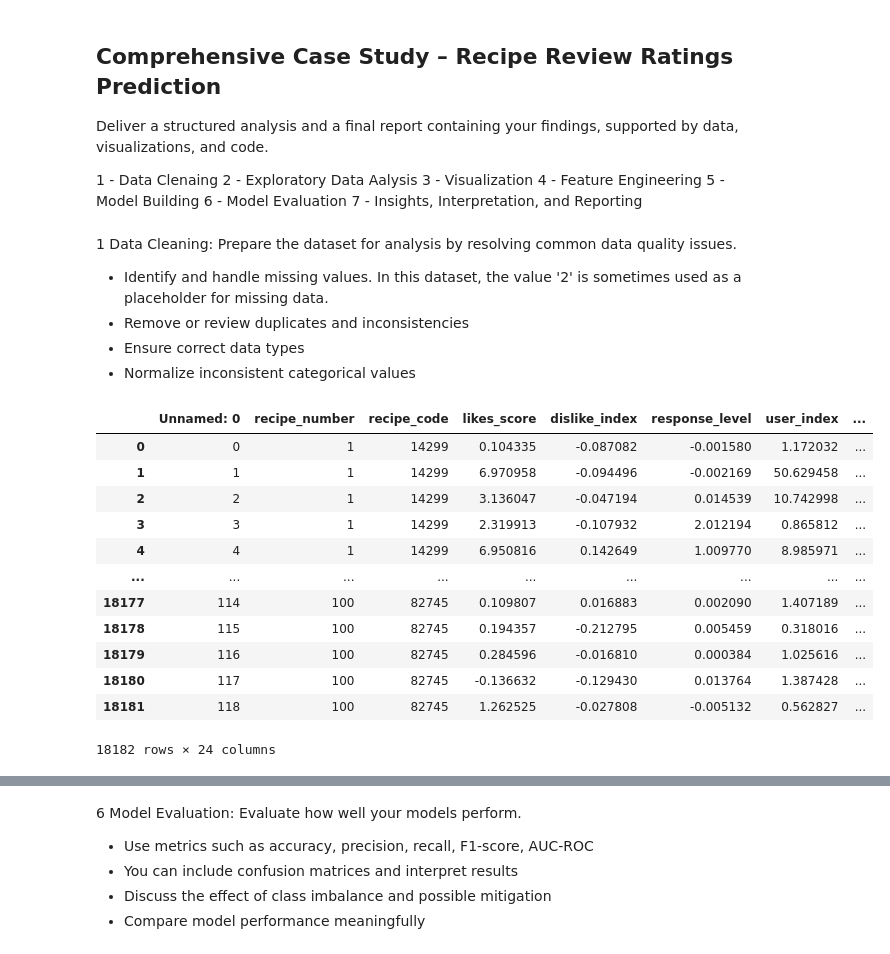
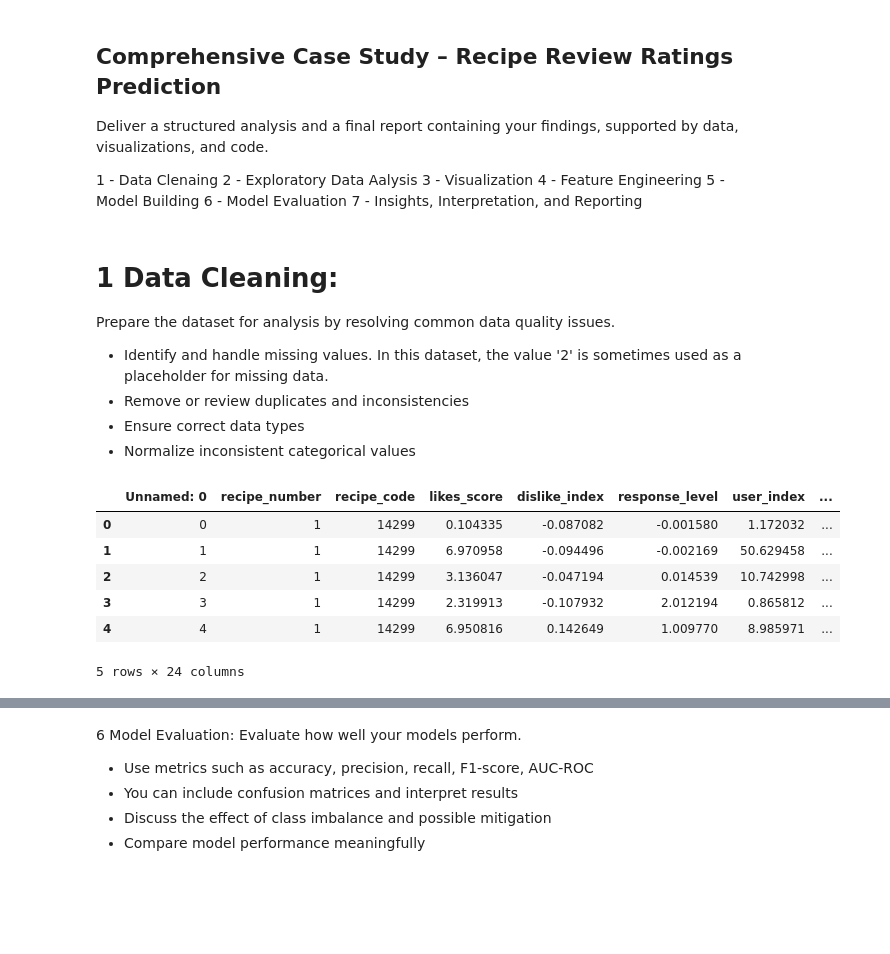
Before and after one commit to bruno-sassi/data_analytics_MSc, a Jupyter notebook: Projects&Practice/Python101/Project/PART 4/recipe_reviews_pred.ipynb, the cells around one changed output, grey strips where cells are left out. Saved outputs shown, nothing was run; the diff lists cells and outputs as text; code cells hidden in the pictures; blank space fills up the shorter version.

```diff
--- a/Projects&Practice/Python101/Project/PART 4/recipe_reviews_pred.ipynb
+++ b/Projects&Practice/Python101/Project/PART 4/recipe_reviews_pred.ipynb
@@ -12,7 +12,7 @@ Deliver a structured analysis and a final report containing your findings, suppo
 6 - Model Evaluation
 7 - Insights, Interpretation, and Reporting
 # %% [markdown]
-1 Data Cleaning:
+# 1 Data Cleaning:
 Prepare the dataset for analysis by resolving common data quality issues.
 -	Identify and handle missing values. In this dataset, the value '2' is sometimes used as a placeholder for missing data.
 -	Remove or review duplicates and inconsistencies
@@ -20,19 +20,16 @@ Prepare the dataset for analysis by resolving common data quality issues.
 -	Normalize inconsistent categorical values
 # %%
 import pandas as pd
+import numpy as np
+import matplotlib.pyplot as plt
+import seaborn as sns
 df = pd.read_csv('recipe_reviews.csv')
-df
+df.head()
 # %% [output]
 |  | Unnamed: 0 | recipe_number | recipe_code | likes_score | dislike_index | response_level | user_index | ... |
 | 0 | 0 | 1 | 14299 | 0.104335 | -0.087082 | -0.001580 | 1.172032 | ... |
 | 1 | 1 | 1 | 14299 | 6.970958 | -0.094496 | -0.002169 | 50.629458 | ... |
 | 2 | 2 | 1 | 14299 | 3.136047 | -0.047194 | 0.014539 | 10.742998 | ... |
 | 3 | 3 | 1 | 14299 | 2.319913 | -0.107932 | 2.012194 | 0.865812 | ... |
 | 4 | 4 | 1 | 14299 | 6.950816 | 0.142649 | 1.009770 | 8.985971 | ... |
-| ... | ... | ... | ... | ... | ... | ... | ... | ... |
-| 18177 | 114 | 100 | 82745 | 0.109807 | 0.016883 | 0.002090 | 1.407189 | ... |
-| 18178 | 115 | 100 | 82745 | 0.194357 | -0.212795 | 0.005459 | 0.318016 | ... |
-| 18179 | 116 | 100 | 82745 | 0.284596 | -0.016810 | 0.000384 | 1.025616 | ... |
-| 18180 | 117 | 100 | 82745 | -0.136632 | -0.129430 | 0.013764 | 1.387428 | ... |
-| 18181 | 118 | 100 | 82745 | 1.262525 | -0.027808 | -0.005132 | 0.562827 | ... |
-18182 rows × 24 columns
+5 rows × 24 columns
```
Also changed, not shown: parts of 56 cells of this notebook, 9 other files.
